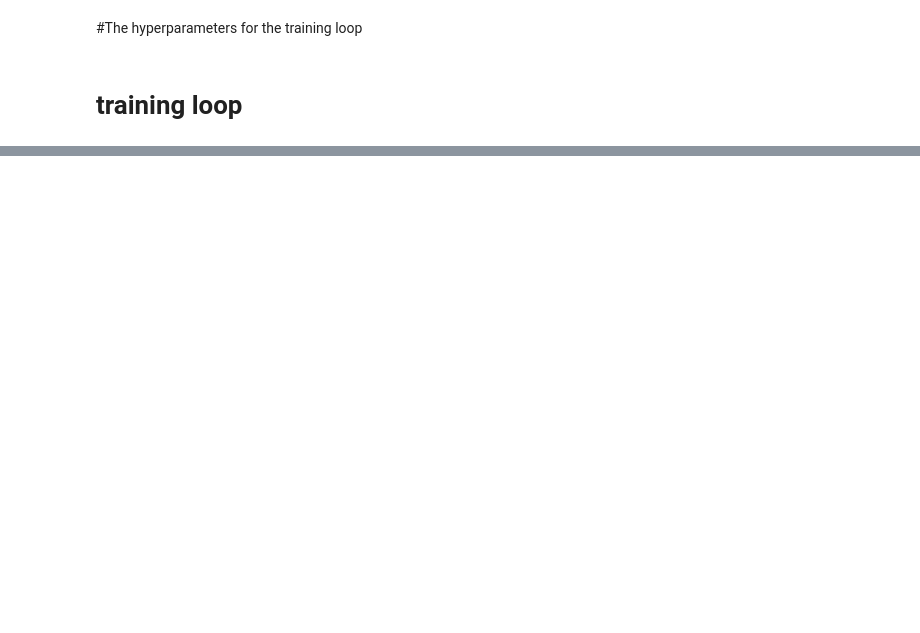
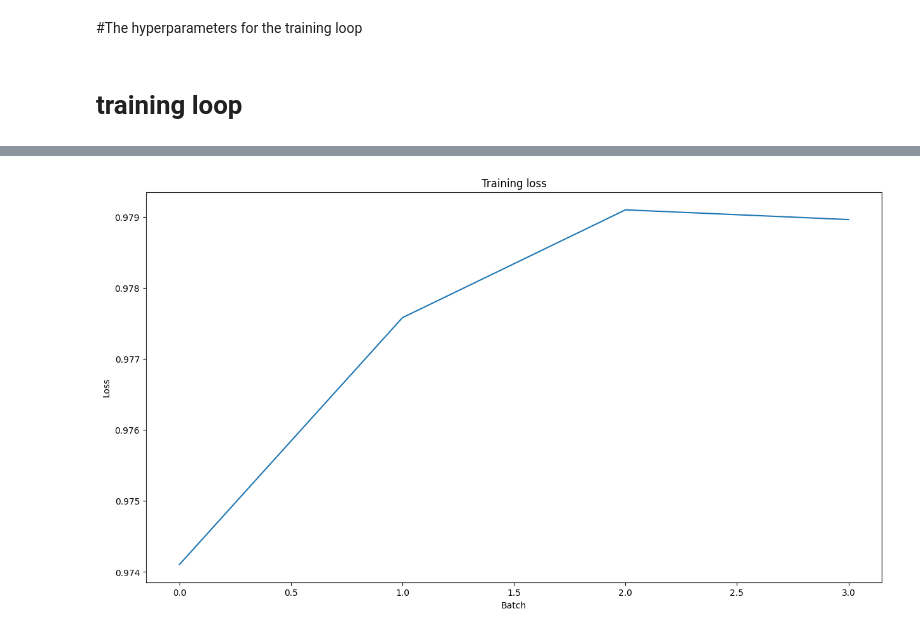
Before and after one commit to exdsgift/NerGuard, a Jupyter notebook: PII_detector.ipynb, the cells around one changed output, grey strips where cells are left out. Drawn from its saved outputs; the diff is of its cells as text; code cells hidden in the pictures; blank space fills up the shorter version.

```diff
--- a/PII_detector.ipynb
+++ b/PII_detector.ipynb
@@ -728,0 +956,9 @@ for _ in trange(epochs, desc="Epoch"):
+# %%
+plt.figure(figsize=(15,8))
+plt.title("Training loss")
+plt.xlabel("Batch")
+plt.ylabel("Loss")
+plt.plot(val_accuracy_set)
+plt.show()
+# %% [output]
+[figure, added]
```
Also changed, not shown: parts of 42 cells of this notebook, 3 other files.
